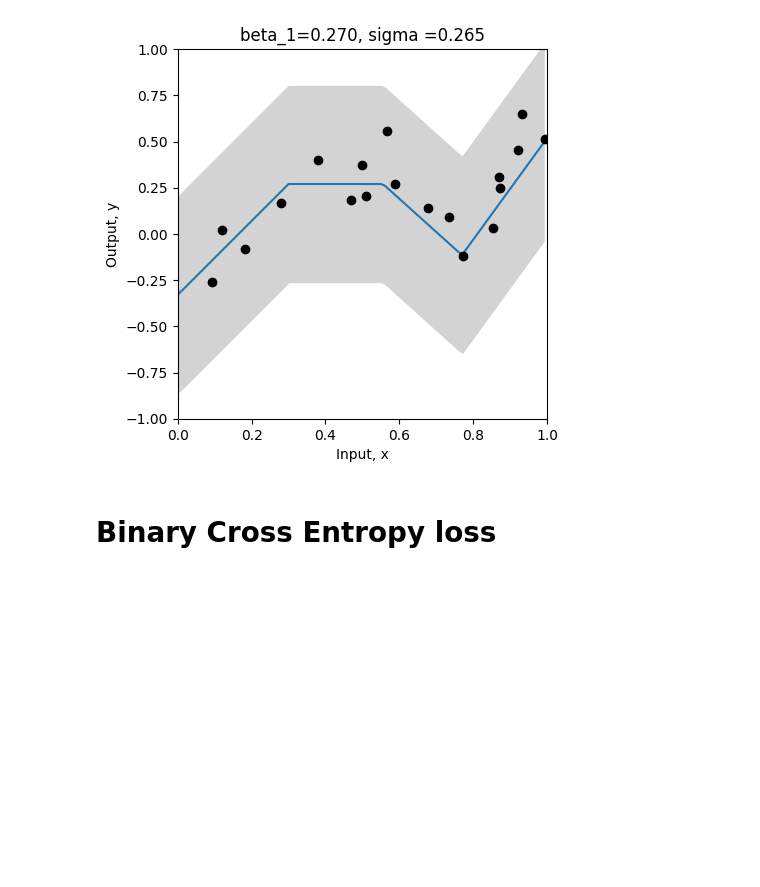
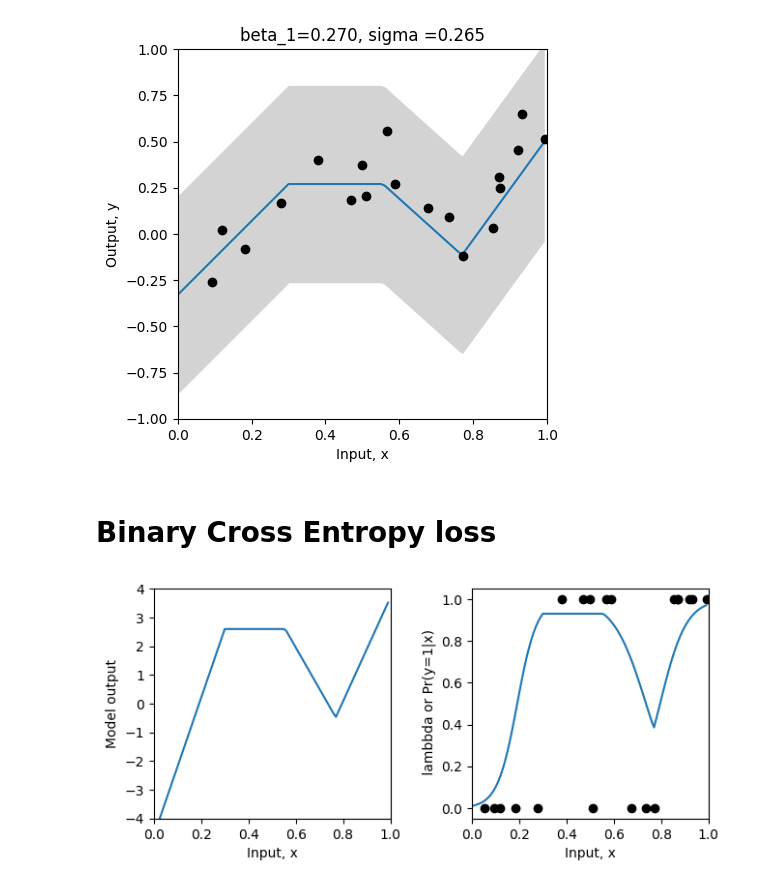
Before and after one commit to Saransh-Basu-01/Understanding-Deep-learning-, a Jupyter notebook: Chapter_5_Loss_Functions.ipynb, the cells around one changed output. Saved outputs shown, nothing was run; the diff lists cells and outputs as text; code cells hidden in the pictures; blank space fills up the shorter version.

```diff
--- a/Chapter_5_Loss_Functions.ipynb
+++ b/Chapter_5_Loss_Functions.ipynb
@@ -406,3 +406,34 @@ def plot_binary_classification(x_model, out_model, lambda_model, x_data = None,
   if x_data is not None:
     ax[1].plot(x_data, y_data, 'ko')
   plt.show()
+# %%
+
+# Sigmoid function that maps [-infty,infty] to [0,1]
+def sigmoid(model_out):
+  # TODO -- implement the logistic sigmoid function from equation 5.18
+  # Replace this line:
+  sig_model_out = 1/(1+np.exp(-model_out))
+
+  return sig_model_out
+# %%
+# Let's create some 1D training data
+x_train = np.array([0.09291784,0.46809093,0.93089486,0.67612654,0.73441752,0.86847339,\
+                   0.49873225,0.51083168,0.18343972,0.99380898,0.27840809,0.38028817,\
+                   0.12055708,0.56715537,0.92005746,0.77072270,0.85278176,0.05315950,\
+                   0.87168699,0.58858043])
+y_train = np.array([0,1,1,0,0,1,\
+                    1,0,0,1,0,1,\
+                    0,1,1,0,1,0, \
+                    1,1])
+
+# Get parameters for the model
+beta_0, omega_0, beta_1, omega_1 = get_parameters()
+
+# Define a range of input values
+x_model = np.arange(0,1,0.01)
+# Run the model to get values to plot and plot it.
+model_out= shallow_nn(x_model, beta_0, omega_0, beta_1, omega_1)
+lambda_model = sigmoid(model_out)
+plot_binary_classification(x_model, model_out, lambda_model, x_train, y_train)
+# %% [output]
+[figure, added]
```
